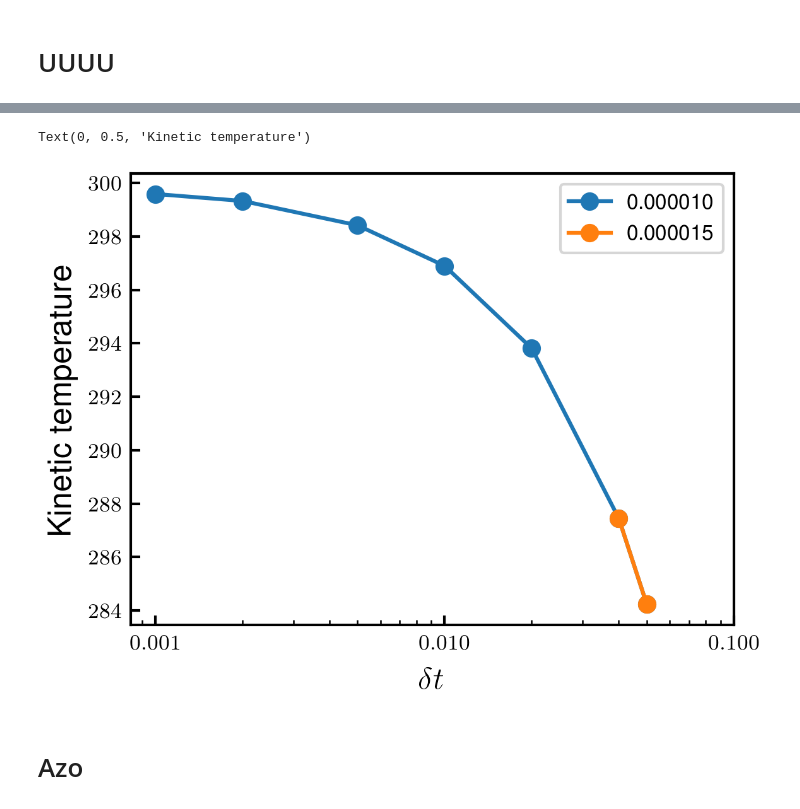
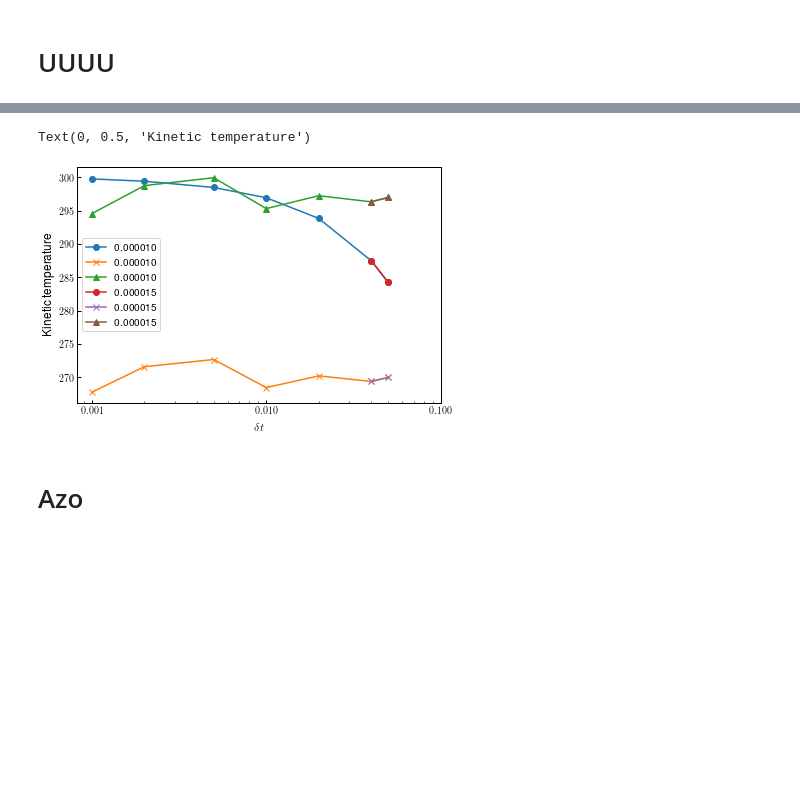
Before and after one commit to Hori-Lab/TIS, a Jupyter notebook: integrator_test/Temperature_check/Temperature_check.ipynb, the cells around one changed output, grey strips where cells are left out. Drawn from its saved outputs; the diff is of its cells as text; code cells hidden in the pictures; blank space fills up the shorter version.

```diff
--- a/integrator_test/Temperature_check/Temperature_check.ipynb
+++ b/integrator_test/Temperature_check/Temperature_check.ipynb
@@ -50,7 +50,7 @@ for tc in testcases:
 
         fout = open(path+'/out','w')
         ferr = open(path+'/err','w')
-        subprocess.call(['../md', path+'/uuuu.inp'], stdout=fout, stderr=ferr)
+        subprocess.call(['../../md', path+'/uuuu.inp'], stdout=fout, stderr=ferr)
         fout.close()
         ferr.close()
 
@@ -69,11 +69,19 @@ for tc in testcases:
 
         path = path_tc + "/%03i" % itrial
 
-        d = []
+        dk = []
+        dc = []
+        dc_com = []
         for l in open(path+'/uuuu.T'):
-            Tk = float(l.split()[1])
-            d.append(Tk)
+            lsp = l.split()
+            Tk = float(lsp[1])
+            Tc = float(lsp[2])
+            Tc_com = float(lsp[3])
+            dk.append(Tk)
+            dc.append(Tc)
+            dc_com.append(Tc_com)
 
-        trials.append((np.mean(d), np.std(d)))
+        trials.append(((np.mean(dk), np.mean(dc), np.mean(dc_com)),
+                      (np.std(dk), np.std(dc), np.std(dc_com))))
 
     mean_std_trials[tc] = trials
@@ -136,41 +164,57 @@ ax.plot()
 viscs = set()
 for tc in testcases:
     if tc[1] not in viscs:
         viscs.add(tc[1])
 
 for visc in viscs:
 
     time_step_sizes = []
-    mean_Ts = []
-    std_Ts = []
+    mean_Tks = []
+    std_Tks = []
+    mean_Tcs = []
+    std_Tcs = []
+    mean_Tc_coms = []
+    std_Tc_coms = []
 
     for tc in testcases:
         if tc[1] != visc:
             continue
 
         trials = mean_std_trials[tc]
 
-        m = np.mean([t[0] for t in trials])
-        s = np.mean([t[1] for t in trials])
+        Tk_m = np.mean([t[0][0] for t in trials])
+        Tk_s = np.mean([t[1][0] for t in trials])
+
+        Tc_m = np.mean([t[0][1] for t in trials])
+        Tc_s = np.mean([t[1][1] for t in trials])
+
+        Tc_com_m = np.mean([t[0][2] for t in trials])
+        Tc_com_s = np.mean([t[1][2] for t in trials])
 
         time_step_sizes.append(tc[0])
-        mean_Ts.append(m)
-        std_Ts.append(s)
+        mean_Tks.append(Tk_m)
+        std_Tks.append(Tk_s)
+        mean_Tcs.append(Tc_m)
+        std_Tcs.append(Tc_s)
+        mean_Tc_coms.append(Tc_com_m)
+        std_Tc_coms.append(Tc_com_s)
 
-    ax.plot(time_step_sizes, mean_Ts, '-o', label='%f' % visc)
+    ax.plot(time_step_sizes, mean_Tks, '-o', label='%f' % visc)
+    ax.plot(time_step_sizes, mean_Tcs, '-x', label='%f' % visc)
+    ax.plot(time_step_sizes, mean_Tc_coms, '-^', label='%f' % visc)
 
 ax.set_xscale('log')
 ax.set_xticks([0.001, 0.01, 0.1])
 ax.get_xaxis().set_major_formatter(matplotlib.ticker.ScalarFormatter()) # This set ticklabels automatically.
 #ax.set_xticklabels(('0.1','1','10')) # If you want to set labels manually.
 
 ax.legend()
 
 ax.set_xlabel(r'$\delta t$', fontsize=12)
 ax.set_ylabel(r'Kinetic temperature', fontsize=12)
 # %% [output]
 Text(0, 0.5, 'Kinetic temperature')
-[figure, old version]
+[figure, new version]
 # %% [markdown]
 # Azo
 # %%
```
Also changed, not shown: parts of 4 cells of this notebook, 10 other files.
